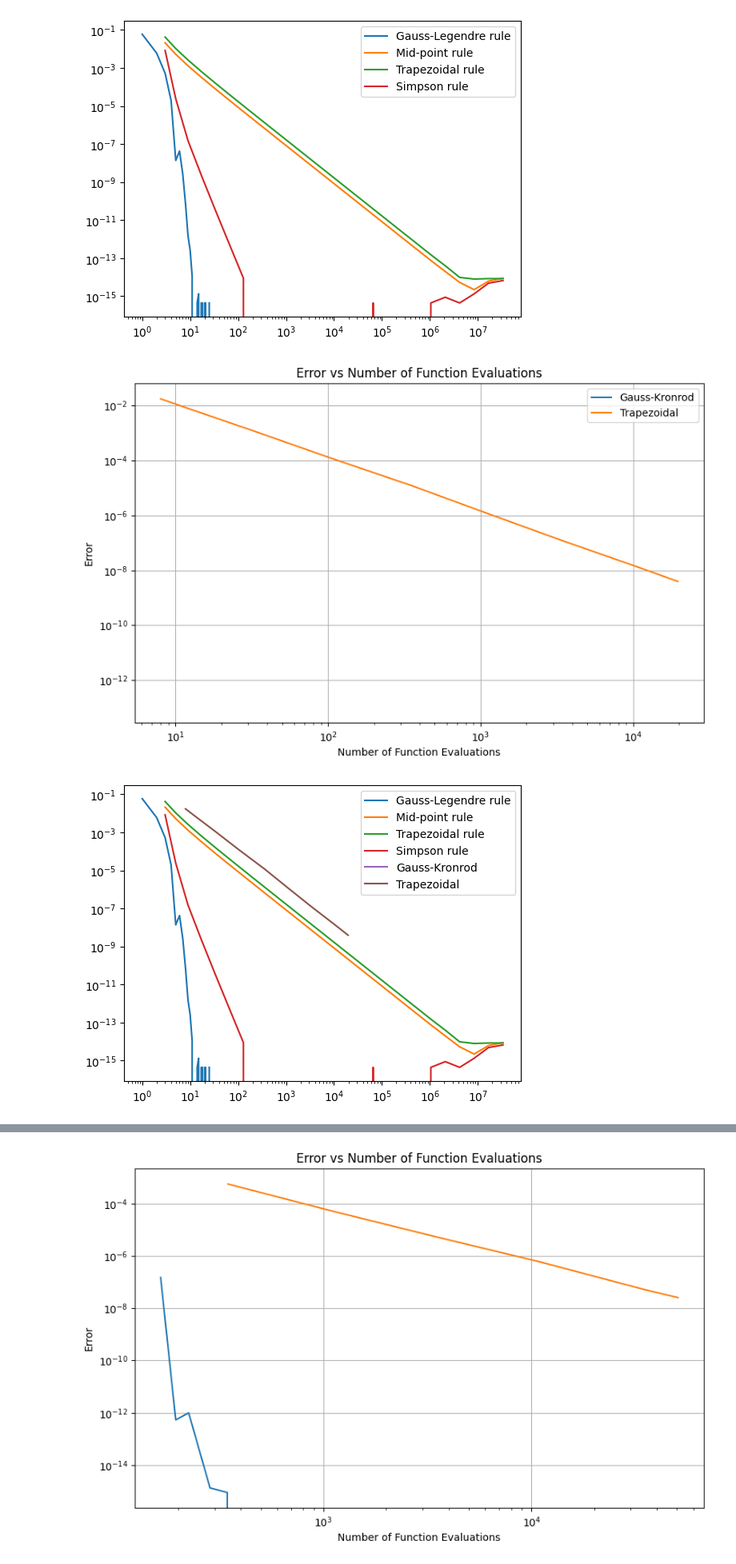
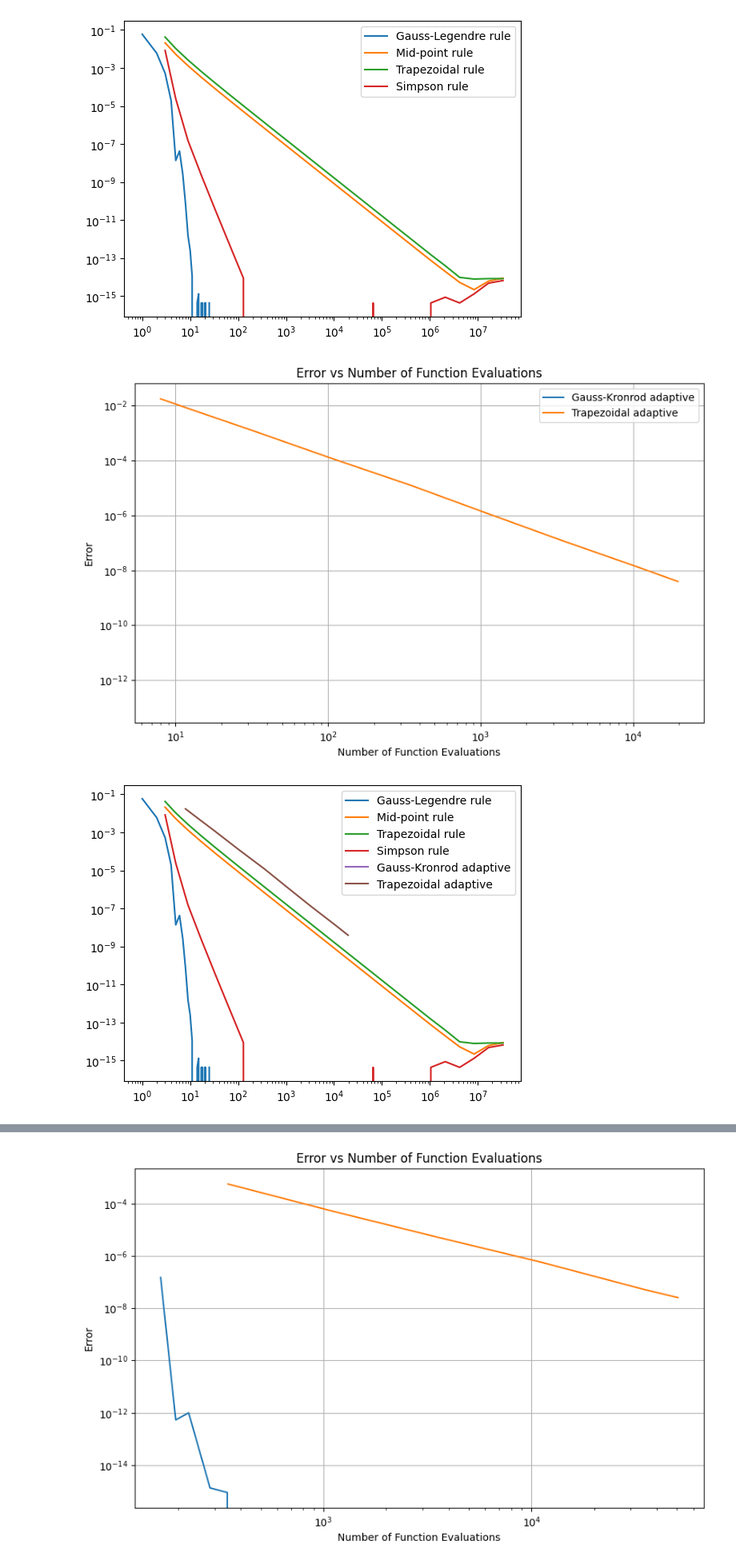
Before and after one commit to Fisieekk/MOwNiT, a Jupyter notebook: Lab7/1.ipynb, the cells around one changed output, grey strips where cells are left out. Shown at 80% size. Drawn from its saved outputs; the diff is of its cells as text; code cells hidden in the pictures.

```diff
--- a/Lab7/1.ipynb
+++ b/Lab7/1.ipynb
@@ -14,7 +14,7 @@ def trapezoidal_rule(x1,y1):
 def simpson_rule(x1,y1):
     return simps(x=x1,y=y1)
 
-def calculate_errors(x, y, m):
+def calculate_errors(x, y, m,f):
     mid_point_errors = []
     trapezoidal_errors = []
     simpson_errors = []
@@ -32,29 +32,29 @@ b = 1
 m=25
 n = np.array([1+2**(i) for i in range(1,m+1)])
 
-mid_point_errors, trapezoidal_errors, simpson_errors = calculate_errors(a, b, m)
+mid_point_errors1, trapezoidal_errors1, simpson_errors1 = calculate_errors(a, b, m,f)
 
-plt.plot(n, mid_point_errors, label='Mid-point rule')
-plt.plot(n, trapezoidal_errors, label='Trapezoidal rule')
-plt.plot(n, simpson_errors, label='Simpson rule')
+plt.plot(n, mid_point_errors1, label='Mid-point rule')
+plt.plot(n, trapezoidal_errors1, label='Trapezoidal rule')
+plt.plot(n, simpson_errors1, label='Simpson rule')
 plt.yscale('log')
 plt.xscale('log')
 plt.legend()
 plt.show()
 #b
 print("Minimal relative errors:")
-print(f"Midpoint_rule: {np.format_float_scientific(min(mid_point_errors), precision=3)}%")
-print(f"Trapezoid: {np.format_float_scientific(min(trapezoidal_errors), precision=3)}%")
-print(f"Simpson: {min(simpson_errors)}%")
+print(f"Midpoint_rule: {np.format_float_scientific(min(mid_point_errors1), precision=3)}%")
+print(f"Trapezoid: {np.format_float_scientific(min(trapezoidal_errors1), precision=3)}%")
+print(f"Simpson: {min(simpson_errors1)}%")
 h1 = 1/(2**6+1)
 h2 = 1/(2**5+1)
-eh1_midpoint = mid_point_errors[5]
-eh1_trapz = trapezoidal_errors[5]
-eh1_simpson = simpson_errors[5]
+eh1_midpoint = mid_point_errors1[5]
+eh1_trapz = trapezoidal_errors1[5]
+eh1_simpson = simpson_errors1[5]
 
-eh2_midpoint = mid_point_errors[4]
-eh2_trapz = trapezoidal_errors[4]
-eh2_simpson = simpson_errors[4]
+eh2_midpoint = mid_point_errors1[4]
+eh2_trapz = trapezoidal_errors1[4]
+eh2_simpson = simpson_errors1[4]
 
 order_midpoint = np.log(eh2_midpoint/eh1_midpoint)/np.log(h2/h1)
 order_trapz = np.log(eh2_trapz/eh1_trapz)/np.log(h2/h1)
@@ -71,9 +71,9 @@ def gauss_legendre_rule(a, b, n):
     return np.sum(w * f((b - a) / 2 * x + (a + b) / 2)/2)
 gauss_legendre_errors = np.array([np.abs(np.pi - gauss_legendre_rule(a, b, i)) for i in range(1, m+1)])
 plt.plot(range(1,m+1), gauss_legendre_errors, label='Gauss-Legendre rule')
-plt.plot(n, mid_point_errors, label='Mid-point rule')
-plt.plot(n, trapezoidal_errors, label='Trapezoidal rule')
-plt.plot(n, simpson_errors, label='Simpson rule')
+plt.plot(n, mid_point_errors1, label='Mid-point rule')
+plt.plot(n, trapezoidal_errors1, label='Trapezoidal rule')
+plt.plot(n, simpson_errors1, label='Simpson rule')
 plt.yscale('log')
 plt.xscale('log')
 plt.legend()
@@ -128,8 +136,8 @@ def integrator_f1_f2(f):
 errors_gk1, evaluations_gk1, errors_trap1, evaluations_trap1 = integrator_f1_f2(f1)
 x=np.arange(15)
 plt.figure(figsize=(10, 6))
-plt.loglog(evaluations_gk1, errors_gk1, label='Gauss-Kronrod')
-plt.loglog(evaluations_trap1, errors_trap1, label='Trapezoidal')
+plt.loglog(evaluations_gk1, errors_gk1, label='Gauss-Kronrod adaptive')
+plt.loglog(evaluations_trap1, errors_trap1, label='Trapezoidal adaptive')
 plt.xlabel('Number of Function Evaluations')
 plt.ylabel('Error')
 plt.title('Error vs Number of Function Evaluations')
@@ -137,20 +145,20 @@ plt.legend()
 plt.grid(True)
 plt.show()
 # %% [output]
-[figure, old version]
+[figure, new version]
 # %%
 plt.plot(range(1,m+1), gauss_legendre_errors, label='Gauss-Legendre rule')
-plt.plot(n, mid_point_errors, label='Mid-point rule')
-plt.plot(n, trapezoidal_errors, label='Trapezoidal rule')
-plt.plot(n, simpson_errors, label='Simpson rule')
+plt.plot(n, mid_point_errors1, label='Mid-point rule')
+plt.plot(n, trapezoidal_errors1, label='Trapezoidal rule')
+plt.plot(n, simpson_errors1, label='Simpson rule')
 plt.loglog(evaluations_gk1, errors_gk1, label='Gauss-Kronrod adaptive')
 plt.loglog(evaluations_trap1, errors_trap1, label='Trapezoidal adaptive')
 plt.yscale('log')
 plt.xscale('log')
 plt.legend()
 plt.show()
 # %% [output]
-[figure, old version]
+[figure, new version]
 # %%
 
 errors_gk2, evaluations_gk2, errors_trap2, evaluations_trap2 = integrator_f1_f2(f2)
```
Also changed, not shown: parts of 6 cells of this notebook, 1 other file.
